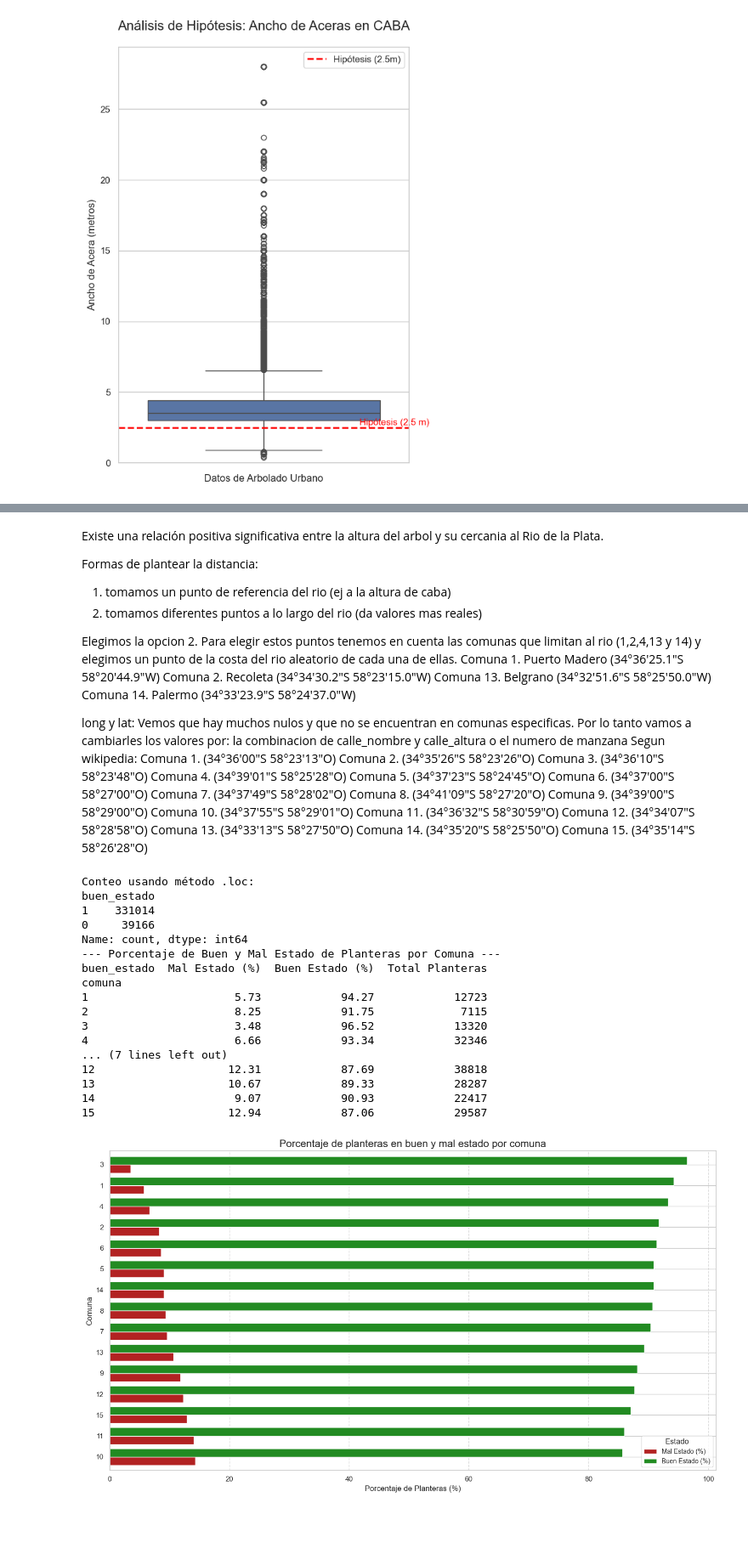
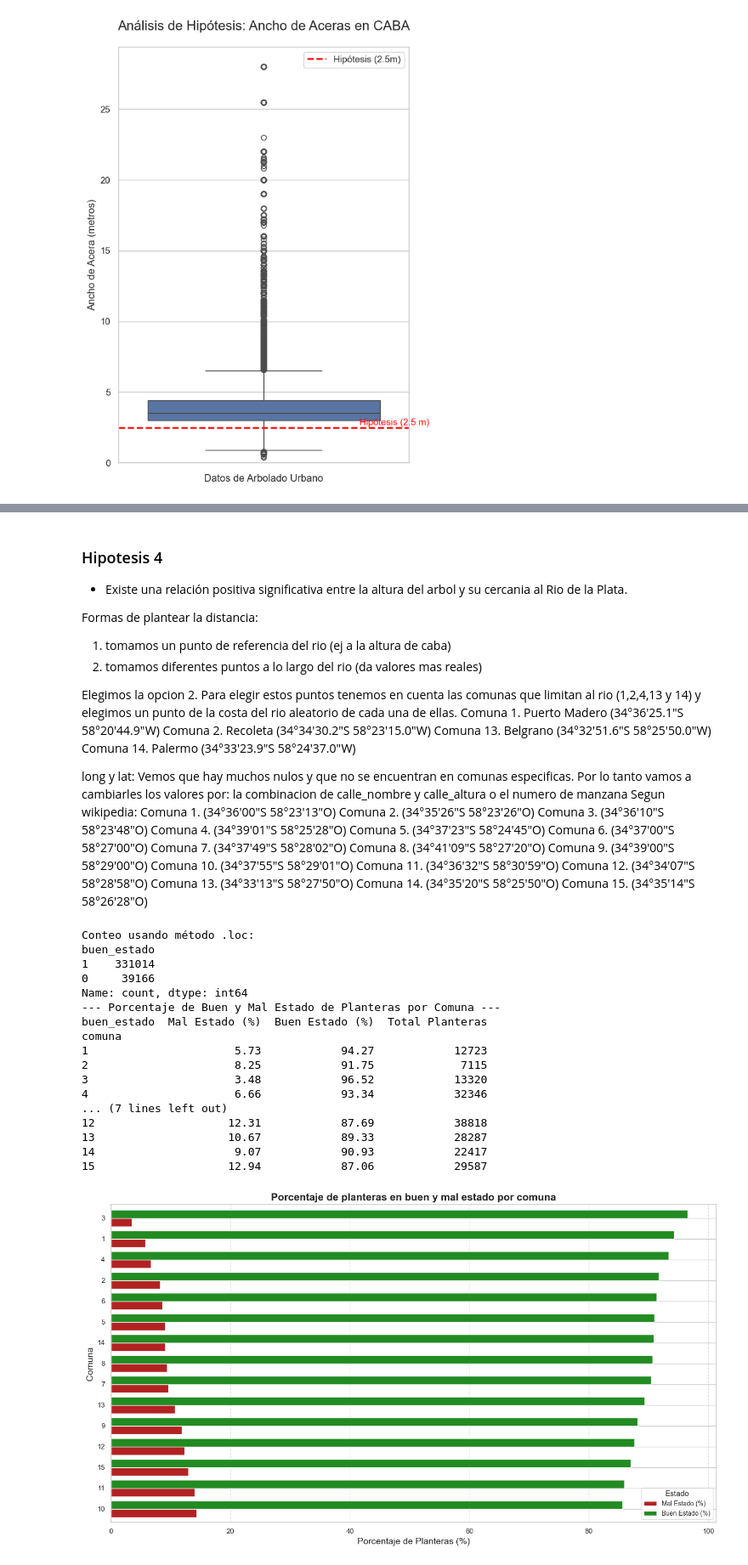
Before and after one commit to valentinabulat/TPFundamentos, a Jupyter notebook: Grupo10-TpeFundamentos.ipynb, the cells around one changed output, grey strips where cells are left out. Shown at 85% size. Cells and saved outputs as stored; diff of their text form; code cells hidden in the pictures; blank space fills up the shorter version.

```diff
--- a/Grupo10-TpeFundamentos.ipynb
+++ b/Grupo10-TpeFundamentos.ipynb
@@ -520,5 +520,6 @@ ANALISIS BIVARIADO
 # %% [markdown]
-Existe una relación positiva significativa entre la altura del arbol y su cercania al Rio de la Plata.
+### Hipotesis 4
+- Existe una relación positiva significativa entre la altura del arbol y su cercania al Rio de la Plata.
 
 Formas de plantear la distancia:
 1. tomamos un punto de referencia del rio (ej a la altura de caba)
@@ -706,34 +707,34 @@ df_grafico.plot(
     kind="barh",
     ax=ax,
     color={"Buen Estado (%)": "forestgreen", "Mal Estado (%)": "firebrick"},
     width=0.8 # Ancho de las barras
 )
 
 # 3. Personalizar el gráfico
-plt.title("Porcentaje de planteras en buen y mal estado por comuna", fontsize=16)
-plt.xlabel("Porcentaje de Planteras (%)", fontsize=12)
-plt.ylabel("Comuna", fontsize=12)
+plt.title("Porcentaje de planteras en buen y mal estado por comuna", fontsize=16, fontweight="bold")
+plt.xlabel("Porcentaje de Planteras (%)", fontsize=14)
+plt.ylabel("Comuna", fontsize=14)
 plt.legend(title="Estado", loc="lower right", fontsize=10)
 plt.grid(axis="x", linestyle="--", alpha=0.7)
 plt.tight_layout() # Asegura que las etiquetas no se corten
 
 plt.show()
 # %% [output]
 Conteo usando método .loc:
 buen_estado
 1    331014
 0     39166
 Name: count, dtype: int64
 --- Porcentaje de Buen y Mal Estado de Planteras por Comuna ---
 buen_estado  Mal Estado (%)  Buen Estado (%)  Total Planteras
 comuna
 1                      5.73            94.27            12723
 2                      8.25            91.75             7115
 3                      3.48            96.52            13320
 4                      6.66            93.34            32346
 ... (7 lines left out)
 12                    12.31            87.69            38818
 13                    10.67            89.33            28287
 14                     9.07            90.93            22417
 15                    12.94            87.06            29587
-[figure, old version]
+[figure, new version]
```
Also changed, not shown: parts of 5 cells of this notebook.
